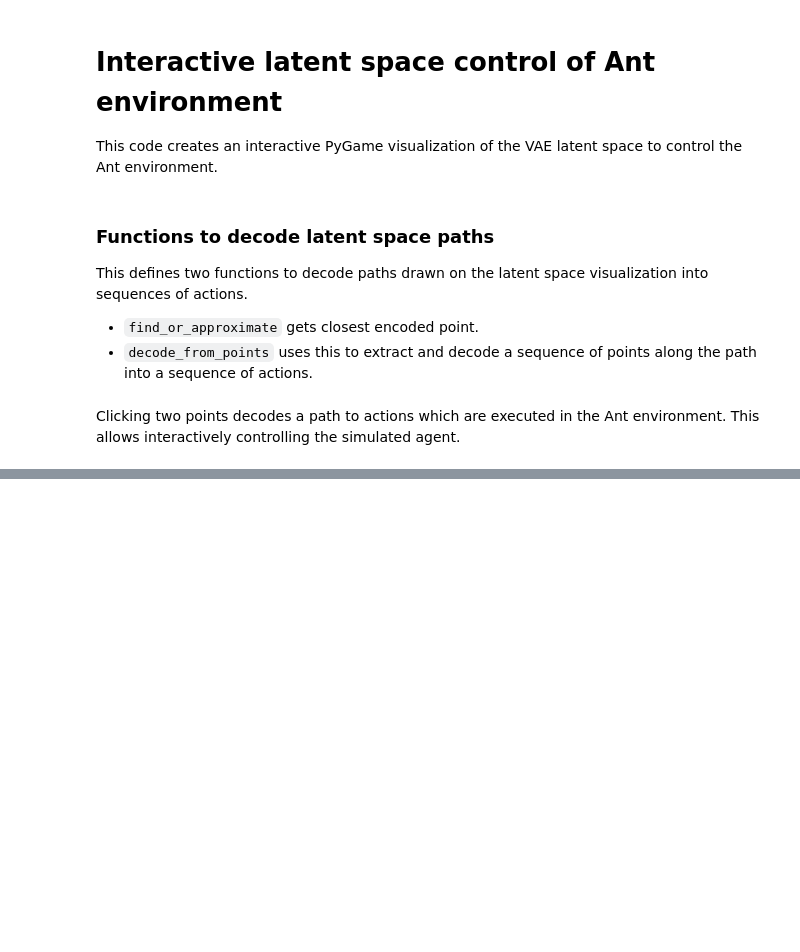
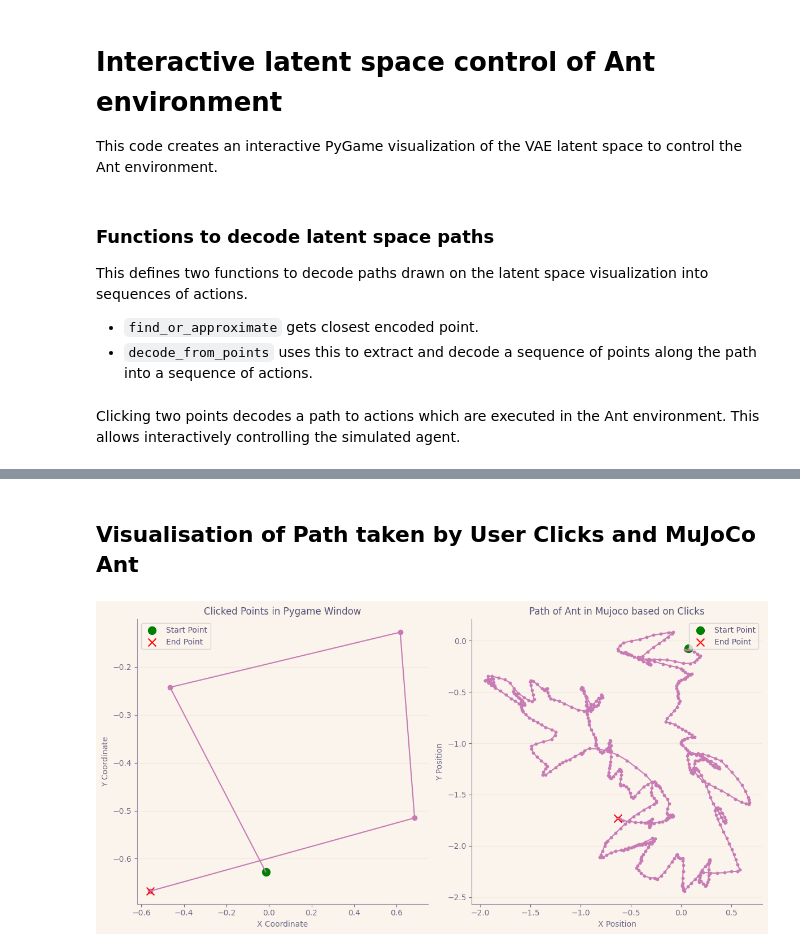
Before and after one commit to savanagrawal/Millipede-Control-with-Reinforcement-Learning-and-VAEs, a Jupyter notebook: src/vae-pygame-ant/play.ipynb, the cells around one changed output, grey strips where cells are left out. Cells and saved outputs as stored; diff of their text form; code cells hidden in the pictures; blank space fills up the shorter version.

```diff
--- a/src/vae-pygame-ant/play.ipynb
+++ b/src/vae-pygame-ant/play.ipynb
@@ -313,6 +324,11 @@ def decode_from_points(path_points):
     return decoded_values[::20]
 # %% [markdown]
 Clicking two points decodes a path to actions which are executed in the Ant environment. This allows interactively controlling the simulated agent.
+# %%
+window_points_x = []
+window_points_y = []
+mujoco_points_x = []
+mujoco_points_y = []
 # %%
 env = gym.make("Ant-v4", render_mode="human")
 observation, info = env.reset()
@@ -366,8 +382,12 @@ while running:
         if event.type == pygame.MOUSEBUTTONDOWN:
             if first_point is None:
                 first_point = event.pos
+                window_points_x.append((first_point[0] / WIDTH) * 2 - 1)
+                window_points_y.append((first_point[1] / WIDTH) * 2 - 1)
             elif last_point is None:
                 last_point = event.pos
+                window_points_x.append((last_point[0] / WIDTH) * 2 - 1)
+                window_points_y.append((last_point[1] / WIDTH) * 2 - 1)
                 # Process the points from first_point to last_point
                 path_points = [first_point, last_point]
                 # print(path_points)
@@ -376,11 +396,8 @@ while running:
                 for i in range(len(decoded_values)):
                     action = decoded_values[i][0:8]
                     _, reward, terminated, truncated, info = env.step(action)
-
-                    # if terminated or truncated:
-                    #     observation, info = env.reset()
-                    # if i > 1000:
-                    #     break
+                    mujoco_points_x.append(info['x_position'])
+                    mujoco_points_y.append(info['y_position'])
 
                 first_point = last_point
                 last_point = None
@@ -406,0 +445,37 @@ See the caveats in the documentation: https://pandas.pydata.org/pandas-docs/stab
+# %% [markdown]
+## Visualisation of Path taken by User Clicks and MuJoCo Ant
+# %%
+# After the pygame.quit() and env.close()
+plt.figure(figsize=(12, 6))
+
+mpl.rcParams['axes.prop_cycle'] = mpl.cycler(color=["#C87AB4", "#286983",  "#EA9D34", "#7ED782", "#D9B650",
+                                                    "#4A90A6", "#A6D985", "#C87AB4", "#E45F56", "#5E7C88"])
+
+
+# Plot for window points (clicked points)
+plt.subplot(1, 2, 1)
+plt.scatter(window_points_x, window_points_y)
+plt.plot(window_points_x, window_points_y)
+plt.scatter(window_points_x[0], window_points_y[0], c='green', marker='o', label='Start Point', s=100) # Start Point
+plt.scatter(window_points_x[-1], window_points_y[-1], c='red', marker='x', label='End Point', s=100)  # End Point
+plt.title("Clicked Points in Pygame Window")
+plt.xlabel("X Coordinate")
+plt.ylabel("Y Coordinate")
+plt.legend()
+
+# Plot for mujoco points
+plt.subplot(1, 2, 2)
+plt.scatter(mujoco_points_x, mujoco_points_y, s=10)
+plt.plot(mujoco_points_x, mujoco_points_y)
+plt.scatter(mujoco_points_x[0], mujoco_points_y[0], c='green', marker='o', label='Start Point', s=100) # Start Point
+plt.scatter(mujoco_points_x[-1], mujoco_points_y[-1], c='red', marker='x', label='End Point', s=100)  # End Point
+plt.title("Path of Ant in Mujoco based on Clicks")
+plt.xlabel("X Position")
+plt.ylabel("Y Position")
+plt.legend()
+
+plt.tight_layout()
+plt.savefig("interactivePlot.png", dpi=300)
+plt.show()
+# %% [output]
+[figure, added]
```
Also changed, not shown: parts of 5 cells of this notebook, 32 other files.
